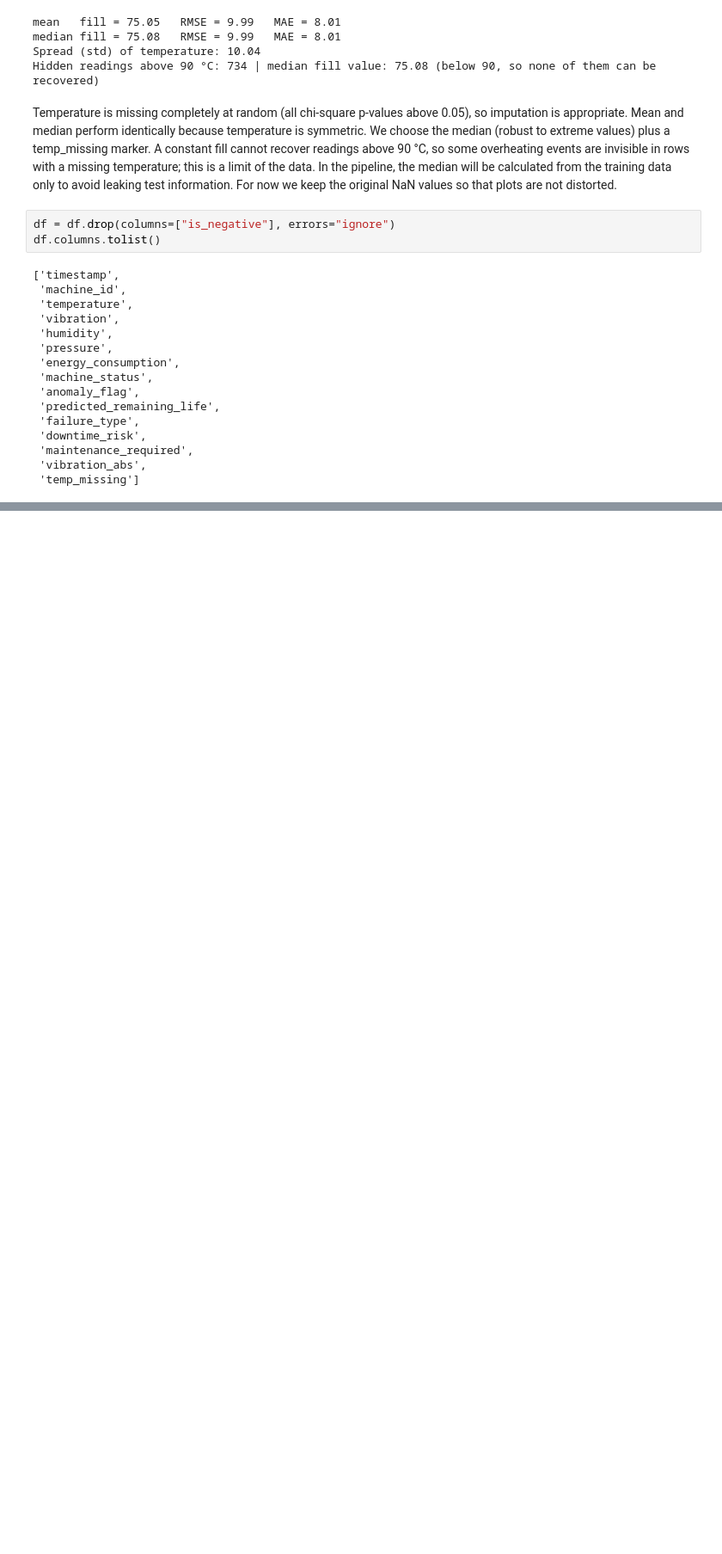
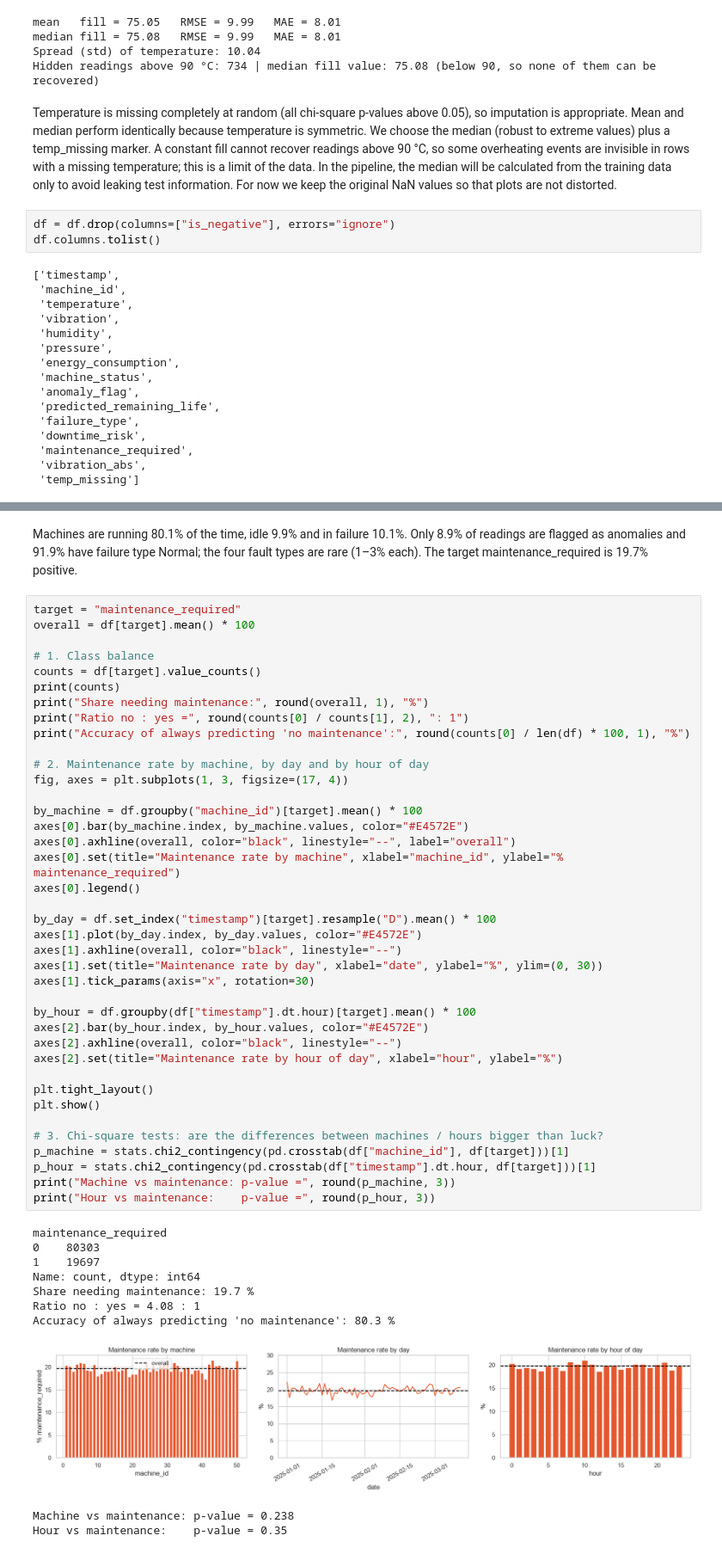
Before and after one commit to OreChemist/EGT309-Project-ML-ZA-, a Jupyter notebook: src/EDA_V1.ipynb, the cells around one changed output, grey strips where cells are left out. Shown at 86% size. Saved outputs shown, nothing was run; the diff lists cells and outputs as text; blank space fills up the shorter version.

```diff
--- a/src/EDA_V1.ipynb
+++ b/src/EDA_V1.ipynb
@@ -242,0 +308,52 @@ df.columns.tolist()
+# %% [markdown]
+Machines are running 80.1% of the time, idle 9.9% and in failure 10.1%. Only 8.9% of readings are flagged as anomalies and 91.9% have failure type Normal; the four fault types are rare (1–3% each). The target maintenance_required is 19.7% positive.
+# %%
+target = "maintenance_required"
+overall = df[target].mean() * 100
+
+# 1. Class balance
+counts = df[target].value_counts()
+print(counts)
+print("Share needing maintenance:", round(overall, 1), "%")
+print("Ratio no : yes =", round(counts[0] / counts[1], 2), ": 1")
+print("Accuracy of always predicting 'no maintenance':", round(counts[0] / len(df) * 100, 1), "%")
+
+# 2. Maintenance rate by machine, by day and by hour of day
+fig, axes = plt.subplots(1, 3, figsize=(17, 4))
+
+by_machine = df.groupby("machine_id")[target].mean() * 100
+axes[0].bar(by_machine.index, by_machine.values, color="#E4572E")
+axes[0].axhline(overall, color="black", linestyle="--", label="overall")
+axes[0].set(title="Maintenance rate by machine", xlabel="machine_id", ylabel="% maintenance_required")
+axes[0].legend()
+
+by_day = df.set_index("timestamp")[target].resample("D").mean() * 100
+axes[1].plot(by_day.index, by_day.values, color="#E4572E")
+axes[1].axhline(overall, color="black", linestyle="--")
+axes[1].set(title="Maintenance rate by day", xlabel="date", ylabel="%", ylim=(0, 30))
+axes[1].tick_params(axis="x", rotation=30)
+
+by_hour = df.groupby(df["timestamp"].dt.hour)[target].mean() * 100
+axes[2].bar(by_hour.index, by_hour.values, color="#E4572E")
+axes[2].axhline(overall, color="black", linestyle="--")
+axes[2].set(title="Maintenance rate by hour of day", xlabel="hour", ylabel="%")
+
+plt.tight_layout()
+plt.show()
+
+# 3. Chi-square tests: are the differences between machines / hours bigger than luck?
+p_machine = stats.chi2_contingency(pd.crosstab(df["machine_id"], df[target]))[1]
+p_hour = stats.chi2_contingency(pd.crosstab(df["timestamp"].dt.hour, df[target]))[1]
+print("Machine vs maintenance: p-value =", round(p_machine, 3))
+print("Hour vs maintenance:    p-value =", round(p_hour, 3))
+# %% [output]
+maintenance_required
+0    80303
+1    19697
+Name: count, dtype: int64
+Share needing maintenance: 19.7 %
+Ratio no : yes = 4.08 : 1
+Accuracy of always predicting 'no maintenance': 80.3 %
+[figure, added]
+Machine vs maintenance: p-value = 0.238
+Hour vs maintenance:    p-value = 0.35
```
Also changed, not shown: parts of 17 cells of this notebook.
